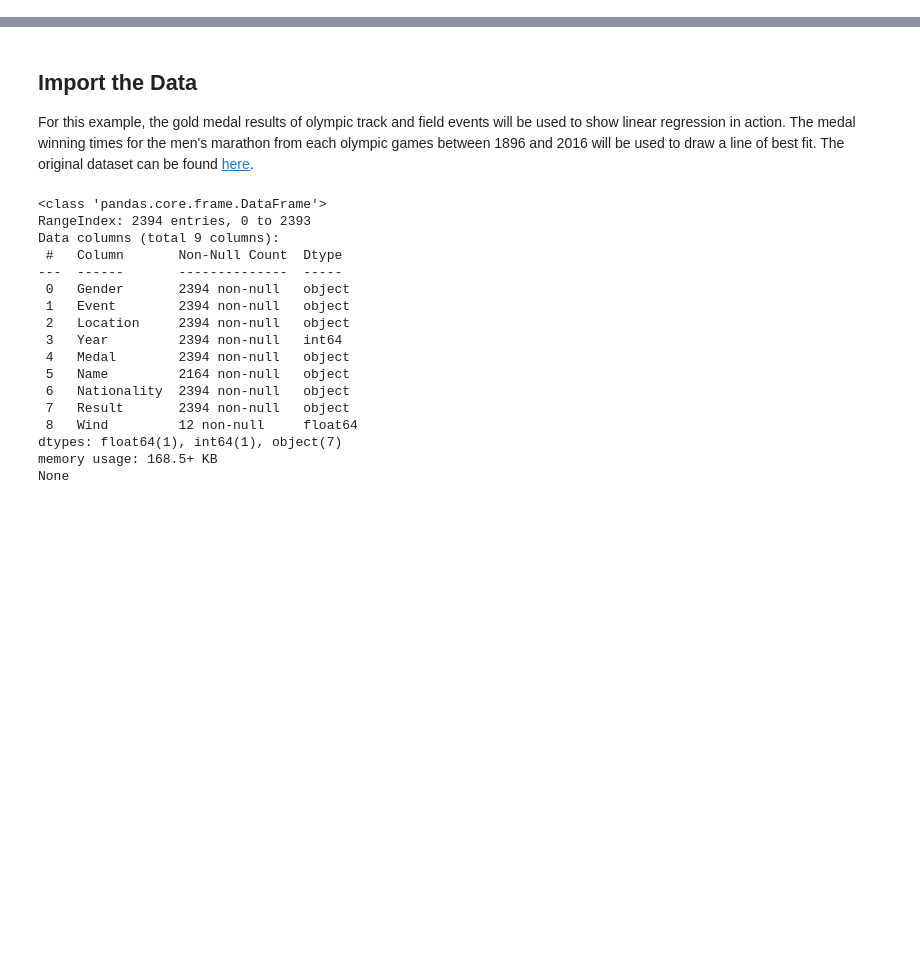
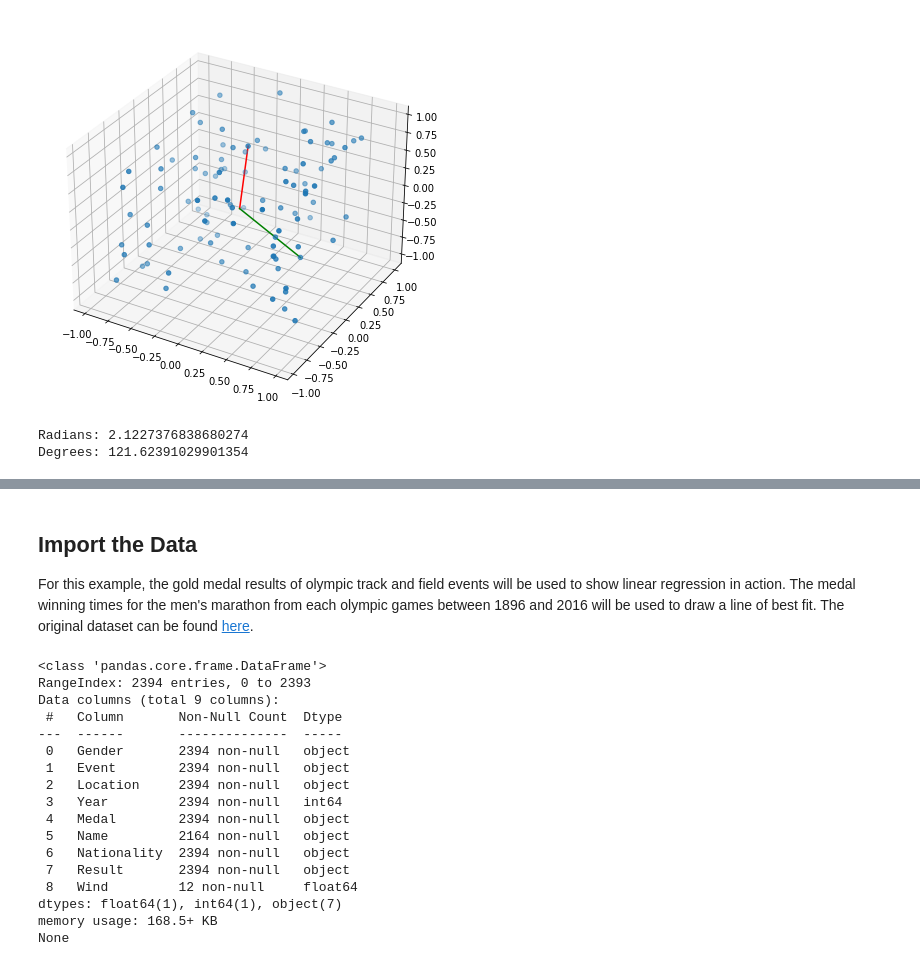
Before and after one commit to wrmthorne/SWiCS-WIE-Advanced-Python-Worksheets, a Jupyter notebook: linear_regression_notebook.ipynb, the cells around one changed output, grey strips where cells are left out. Saved outputs shown, nothing was run; the diff lists cells and outputs as text; code cells hidden in the pictures; blank space fills up the shorter version.

```diff
--- a/linear_regression_notebook.ipynb
+++ b/linear_regression_notebook.ipynb
@@ -33,0 +54,26 @@ pd.set_option('display.expand_frame_repr', False)
+# %%
+# Sample answer
+fig = plt.figure(figsize=(7, 7))
+ax = plt.axes(projection='3d')
+ax.scatter3D(x, y, z)
+
+x_1, x_2 = x[:2]
+y_1, y_2 = y[:2]
+z_1, z_2 = z[:2]
+
+ax.plot((0, x_1), (0, y_1), (0, z_1), color='red')
+ax.plot((0, x_2), (0, y_2), (0, z_2), color='green')
+
+plt.show()
+
+# Extension sample answer
+unit_vector1 = [x_1, y_1, z_1] / np.linalg.norm([x_1, y_1, z_1])
+unit_vector2 = [x_2, y_2, z_2] / np.linalg.norm([x_2, y_2, z_2])
+angle = np.arccos(np.dot(unit_vector1, unit_vector2))
+
+print(f'Radians: {angle}')
+print(f'Degrees: {np.degrees(angle)}')
+# %% [output]
+[figure, added]
+Radians: 2.1227376838680274
+Degrees: 121.62391029901354
```
Also changed, not shown: parts of 33 cells of this notebook.
